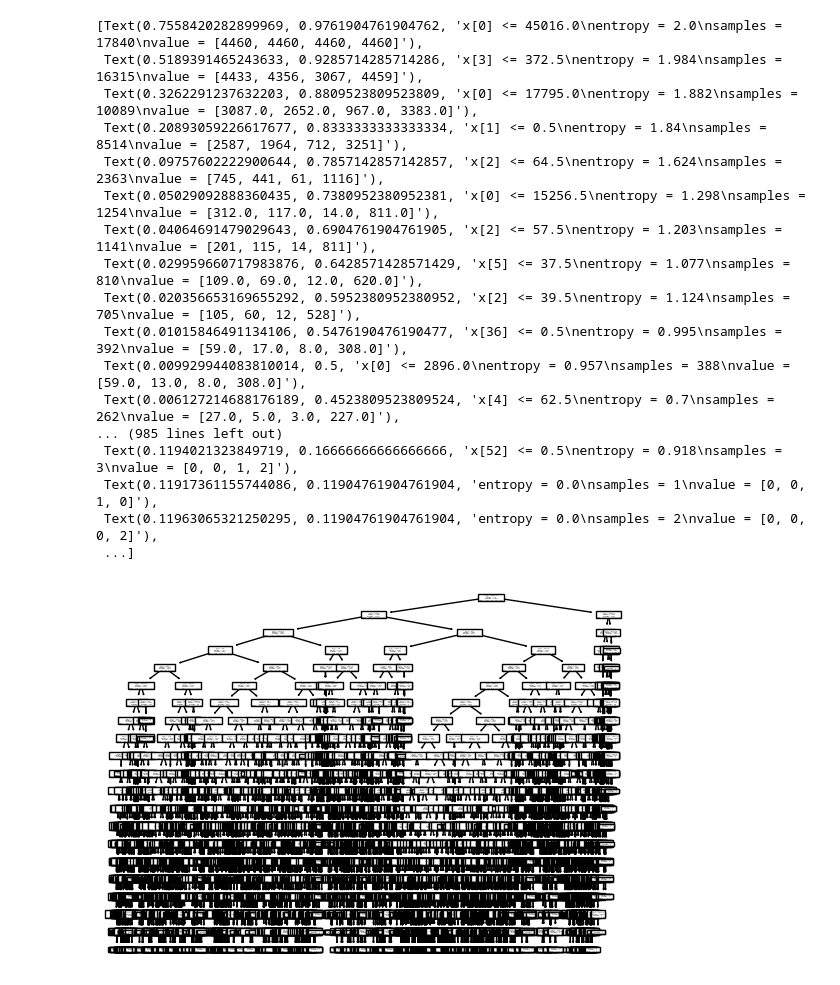
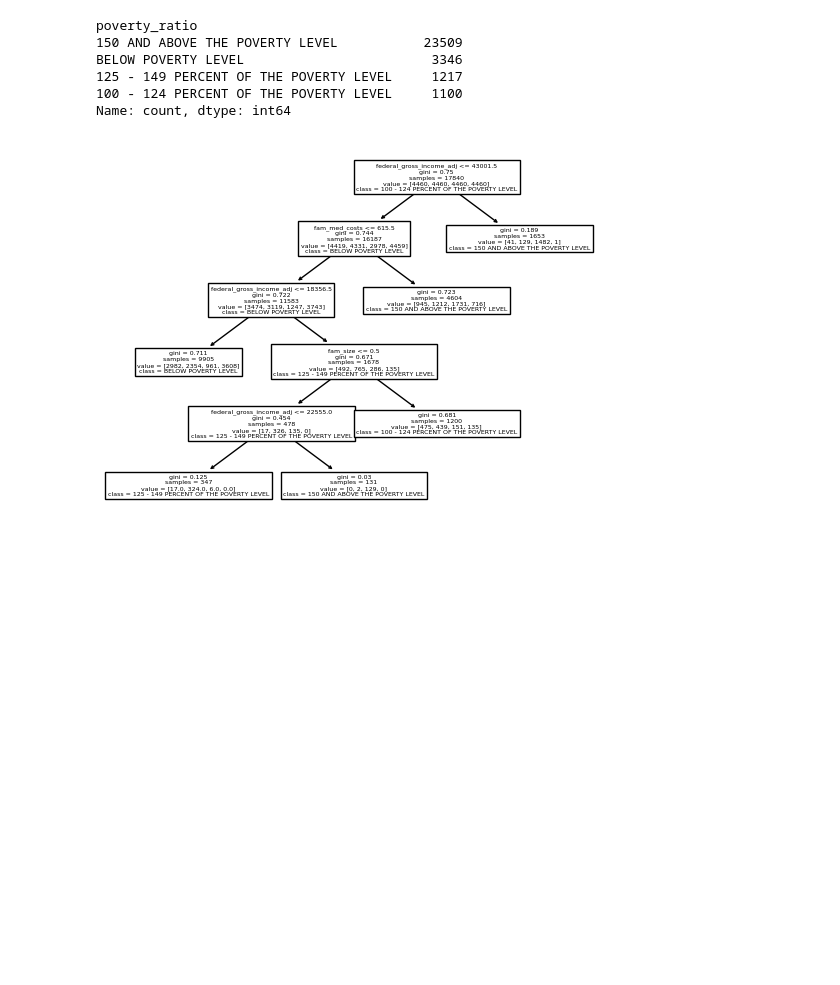
Before and after one commit to wisteriab/machine_learning_fall2024, a Jupyter notebook: python_code/decision_tree.ipynb, the cells around one changed output. Drawn from its saved outputs; the diff is of its cells as text; code cells hidden in the pictures; blank space fills up the shorter version.

```diff
--- a/python_code/decision_tree.ipynb
+++ b/python_code/decision_tree.ipynb
@@ -61,7 +60,8 @@ cols = ['federal_gross_income_adj',
         'marital_status',
         'ft_pt_unem',
         'labor_force_recode',
-        'sex']
+        'sex',
+        'full_part_school']
 education_map = {"Children":"Less than highschool",
                 "11th Grade" : "Less than highschool",
                 "10th Grade": "Less than highschool",
@@ -98,8 +98,36 @@ age_map = {
         '20 and 21 years': '20-29',
         '15 years': '15-19'
 }
+job_map = {
+'Not in universe, or children':'NIU',
+'Management occupations': 'white collar',
+'Office and administrative support occupations':'white collar',
+'Sales and related occupations':'white collar',
+'Transportation and material moving occupations':'blue collar',
+'Education, training, and library occupations':'gov' ,
+'Healthcare practitioner and technical occupations': 'med',
+'Construction and extraction occupations':'blue collar',
+'Business and financial operations occupations':'white collar',
+'Production occupations':'blue collar',
+'Food preparation and serving related occupations':'service industry',
+'Computer and mathematical science occupations':'white collar',
+'Building and grounds cleaning and maintenance occupations':'blue collar',
+'Healthcare support occupations':'med'  ,
+'Installation, maintenance, and repair occupations': 'blue collar',
+'Personal care and service occupations':'service',
+'Architecture and engineering occupations':'white collar',
+'Arts, design, entertainment, sports, and media occupations':'media',
+'Protective service occupations':'blue collar',
+'Community and social service occupations':'med',
+'Life, physical, and social service occupations':'med',
+'Legal occupations':'white collar',
+'Farming, fishing, and forestry occupations': 'blue collar',
+'Armed Forces':'gov'
+}
 data.highest_education = data.highest_education.map(education_map)
 data.age_recode_gt15 = data.age_recode_gt15.map(age_map)
+data.job_industry_recode = data.job_industry_recode.map(job_map)
+data = data.query('full_time_work < 2')
 tree_data = data.loc[:,cols]
 tree_data_encoded = pd.get_dummies(tree_data, columns=['job_industry_recode',
         'age_recode_gt15',
@@ -110,6 +138,8 @@ tree_data_encoded = pd.get_dummies(tree_data, columns=['job_industry_recode',
         'sex'],
         drop_first=False,
         dtype=int)
+for col in tree_data_encoded.columns:
+    tree_data_encoded[col] = tree_data_encoded[col].astype('int64')
 tree_data_encoded.head()
 # %% [output]
 |  | federal_gross_income_adj | fam_size | age | fam_med_costs | weeks_unemployed | ... | ... |
@@ -133,34 +204,28 @@ X_train_rus, y_train_rus = rus.fit_resample(x_train, y_train)
+# %%
+y_test.value_counts()
+# %% [output]
+poverty_ratio
+150 AND ABOVE THE POVERTY LEVEL           23509
+BELOW POVERTY LEVEL                        3346
+125 - 149 PERCENT OF THE POVERTY LEVEL     1217
+100 - 124 PERCENT OF THE POVERTY LEVEL     1100
+Name: count, dtype: int64
 # %%
 
-decision_tree=DecisionTreeClassifier(criterion='entropy',
+decision_tree=DecisionTreeClassifier(criterion='gini',
                             splitter='best',
                             max_depth=20,
                             min_samples_split=2,
                             min_samples_leaf=1,
                             min_weight_fraction_leaf=0.0,
                             max_features=None,
                             random_state=1111,
-                            max_leaf_nodes=None,
-                            min_impurity_decrease=0.0,
-                            class_weight=None)
+                            min_impurity_decrease=0.004,
+)
 decision_tree.fit(X_train_rus, y_train_rus)
-tree.plot_tree(decision_tree)
+tree.plot_tree(decision_tree,
+               feature_names = X_train_rus.columns,
+               class_names = y_train_rus.unique())
+plt.savefig('../site_pages/plots/Decision_Tree1.pdf')
 # %% [output]
-[Text(0.7558420282899969, 0.9761904761904762, 'x[0] <= 45016.0\nentropy = 2.0\nsamples = 17840\nvalue = [4460, 4460, 4460, 4460]'),
- Text(0.5189391465243633, 0.9285714285714286, 'x[3] <= 372.5\nentropy = 1.984\nsamples = 16315\nvalue = [4433, 4356, 3067, 4459]'),
- Text(0.3262291237632203, 0.8809523809523809, 'x[0] <= 17795.0\nentropy = 1.882\nsamples = 10089\nvalue = [3087.0, 2652.0, 967.0, 3383.0]'),
- Text(0.20893059226617677, 0.8333333333333334, 'x[1] <= 0.5\nentropy = 1.84\nsamples = 8514\nvalue = [2587, 1964, 712, 3251]'),
- Text(0.09757602222900644, 0.7857142857142857, 'x[2] <= 64.5\nentropy = 1.624\nsamples = 2363\nvalue = [745, 441, 61, 1116]'),
- Text(0.05029092888360435, 0.7380952380952381, 'x[0] <= 15256.5\nentropy = 1.298\nsamples = 1254\nvalue = [312.0, 117.0, 14.0, 811.0]'),
- Text(0.04064691479029643, 0.6904761904761905, 'x[2] <= 57.5\nentropy = 1.203\nsamples = 1141\nvalue = [201, 115, 14, 811]'),
- Text(0.029959660717983876, 0.6428571428571429, 'x[5] <= 37.5\nentropy = 1.077\nsamples = 810\nvalue = [109.0, 69.0, 12.0, 620.0]'),
- Text(0.020356653169655292, 0.5952380952380952, 'x[2] <= 39.5\nentropy = 1.124\nsamples = 705\nvalue = [105, 60, 12, 528]'),
- Text(0.01015846491134106, 0.5476190476190477, 'x[36] <= 0.5\nentropy = 0.995\nsamples = 392\nvalue = [59.0, 17.0, 8.0, 308.0]'),
- Text(0.009929944083810014, 0.5, 'x[0] <= 2896.0\nentropy = 0.957\nsamples = 388\nvalue = [59.0, 13.0, 8.0, 308.0]'),
- Text(0.006127214688176189, 0.4523809523809524, 'x[4] <= 62.5\nentropy = 0.7\nsamples = 262\nvalue = [27.0, 5.0, 3.0, 227.0]'),
-... (985 lines left out)
- Text(0.1194021323849719, 0.16666666666666666, 'x[52] <= 0.5\nentropy = 0.918\nsamples = 3\nvalue = [0, 0, 1, 2]'),
- Text(0.11917361155744086, 0.11904761904761904, 'entropy = 0.0\nsamples = 1\nvalue = [0, 0, 1, 0]'),
- Text(0.11963065321250295, 0.11904761904761904, 'entropy = 0.0\nsamples = 2\nvalue = [0, 0, 0, 2]'),
- ...]
-[figure, old version]
+[figure, new version]
```
Also changed, not shown: parts of 15 cells of this notebook, 20 other files.
